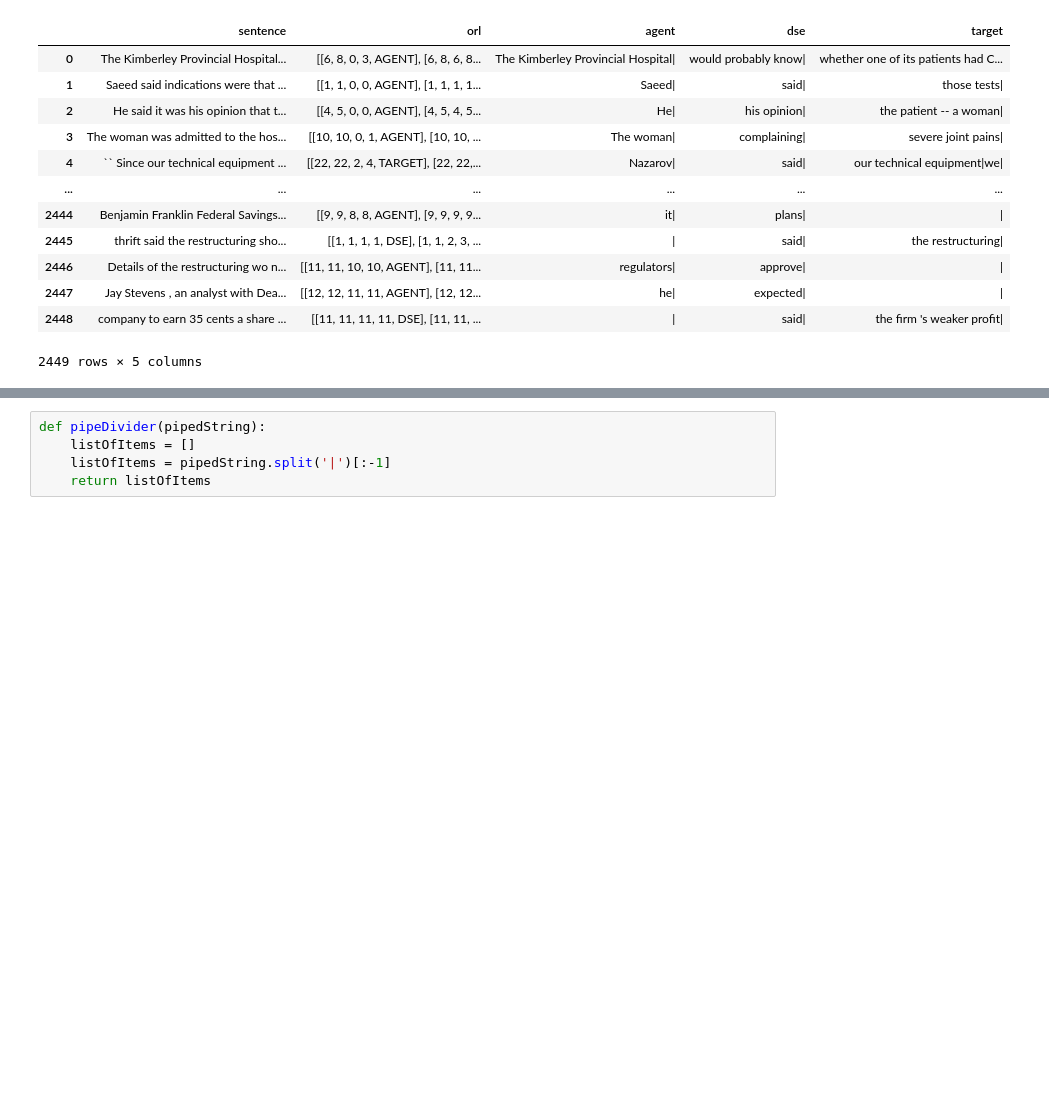
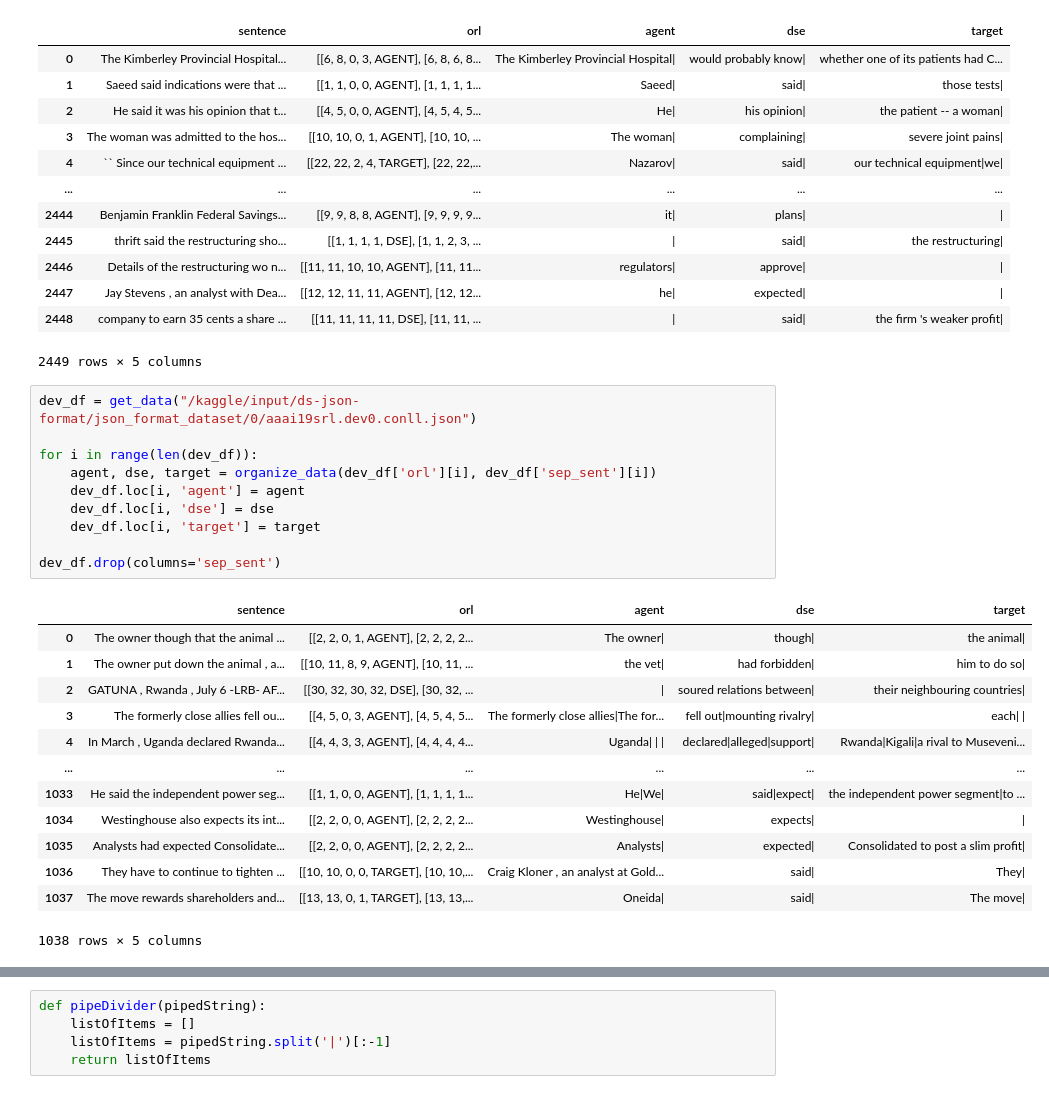
Before and after one commit to houman-nr/vigilant-umbrella, a Jupyter notebook: t5-finetuning_4_AgentTarget.ipynb, the cells around one changed output, grey strips where cells are left out. Saved outputs shown, nothing was run; the diff lists cells and outputs as text; blank space fills up the shorter version.

```diff
--- a/t5-finetuning_4_AgentTarget.ipynb
+++ b/t5-finetuning_4_AgentTarget.ipynb
@@ -130,3 +130,27 @@ df.drop(columns='sep_sent')
 | 2447 | Jay Stevens , an analyst with Dea... | [[12, 12, 11, 11, AGENT], [12, 12... | he| | expected| | | |
 | 2448 | company to earn 35 cents a share ... | [[11, 11, 11, 11, DSE], [11, 11, ... | | | said| | the firm 's weaker profit| |
 2449 rows × 5 columns
+# %%
+dev_df = get_data("/kaggle/input/ds-json-format/json_format_dataset/0/aaai19srl.dev0.conll.json")
+
+for i in range(len(dev_df)):
+    agent, dse, target = organize_data(dev_df['orl'][i], dev_df['sep_sent'][i])
+    dev_df.loc[i, 'agent'] = agent
+    dev_df.loc[i, 'dse'] = dse
+    dev_df.loc[i, 'target'] = target
+
+dev_df.drop(columns='sep_sent')
+# %% [output]
+|  | sentence | orl | agent | dse | target |
+| 0 | The owner though that the animal ... | [[2, 2, 0, 1, AGENT], [2, 2, 2, 2... | The owner| | though| | the animal| |
+| 1 | The owner put down the animal , a... | [[10, 11, 8, 9, AGENT], [10, 11, ... | the vet| | had forbidden| | him to do so| |
+| 2 | GATUNA , Rwanda , July 6 -LRB- AF... | [[30, 32, 30, 32, DSE], [30, 32, ... | | | soured relations between| | their neighbouring countries| |
+| 3 | The formerly close allies fell ou... | [[4, 5, 0, 3, AGENT], [4, 5, 4, 5... | The formerly close allies|The for... | fell out|mounting rivalry| | each| | |
+| 4 | In March , Uganda declared Rwanda... | [[4, 4, 3, 3, AGENT], [4, 4, 4, 4... | Uganda| | | | declared|alleged|support| | Rwanda|Kigali|a rival to Museveni... |
+| ... | ... | ... | ... | ... | ... |
+| 1033 | He said the independent power seg... | [[1, 1, 0, 0, AGENT], [1, 1, 1, 1... | He|We| | said|expect| | the independent power segment|to ... |
+| 1034 | Westinghouse also expects its int... | [[2, 2, 0, 0, AGENT], [2, 2, 2, 2... | Westinghouse| | expects| | | |
+| 1035 | Analysts had expected Consolidate... | [[2, 2, 0, 0, AGENT], [2, 2, 2, 2... | Analysts| | expected| | Consolidated to post a slim profit| |
+| 1036 | They have to continue to tighten ... | [[10, 10, 0, 0, TARGET], [10, 10,... | Craig Kloner , an analyst at Gold... | said| | They| |
+| 1037 | The move rewards shareholders and... | [[13, 13, 0, 1, TARGET], [13, 13,... | Oneida| | said| | The move| |
+1038 rows × 5 columns
```
Also changed, not shown: parts of 16 cells of this notebook.
